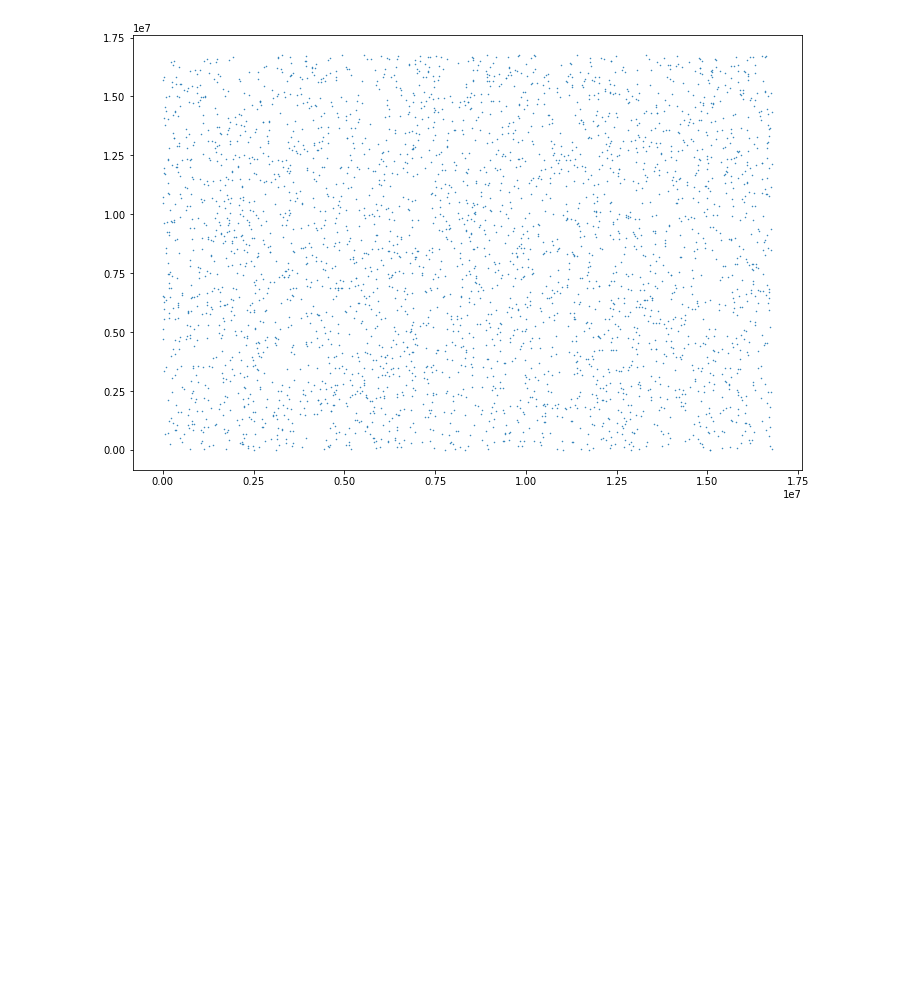
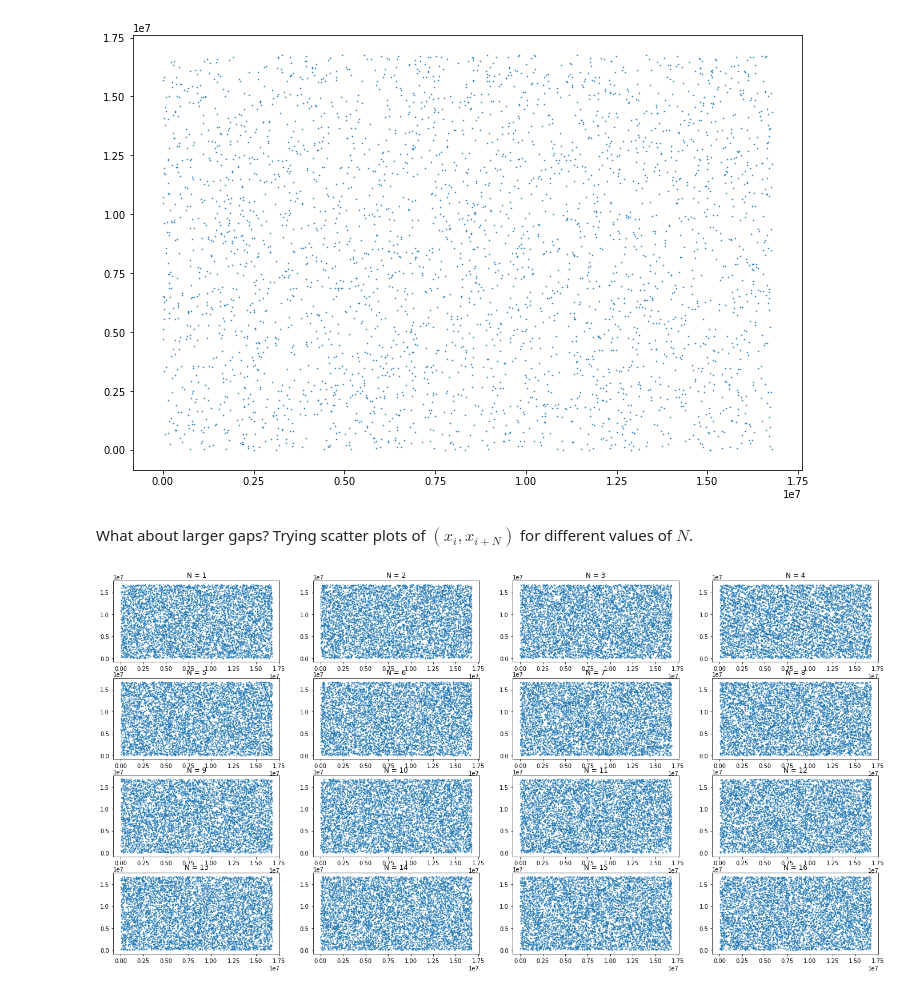
Before and after one commit to MarkNOakden/AdventOfCode, a Jupyter notebook: 18/21/Day 21 - Chronal Conversion.ipynb, the cells around one changed output. Cells and saved outputs as stored; diff of their text form; code cells hidden in the pictures; blank space fills up the shorter version.

Commit message:
Further investigative visualisations into the PRNG autocorrelations

```diff
--- a/18/21/Day 21 - Chronal Conversion.ipynb
+++ b/18/21/Day 21 - Chronal Conversion.ipynb
@@ -302,3 +310,23 @@ ax.scatter(values[:3355], values[1:3356], marker='.', s=1)
 # %% [output]
 <matplotlib.collections.PathCollection at 0x...>
 [figure]
+# %% [markdown]
+What about larger gaps?  Trying scatter plots of $(x_i, x_{i+N})$ for different values of $N$.
+# %%
+repeat_only = True
+
+if repeat_only:
+    data = values[3356:]
+else:
+    data = values[:]
+
+fig, axs = plt.subplots(4,4, figsize=(24,12))
+axs = axs.flatten()
+
+
+for i in range(len(axs)):
+    N = i + 1
+    axs[i].scatter(data[:-N], data[N:], marker='o', s=1)
+    axs[i].set_title(f'N = {N}')
+# %% [output]
+[figure, added]
```
Also changed, not shown: parts of 9 cells of this notebook.
